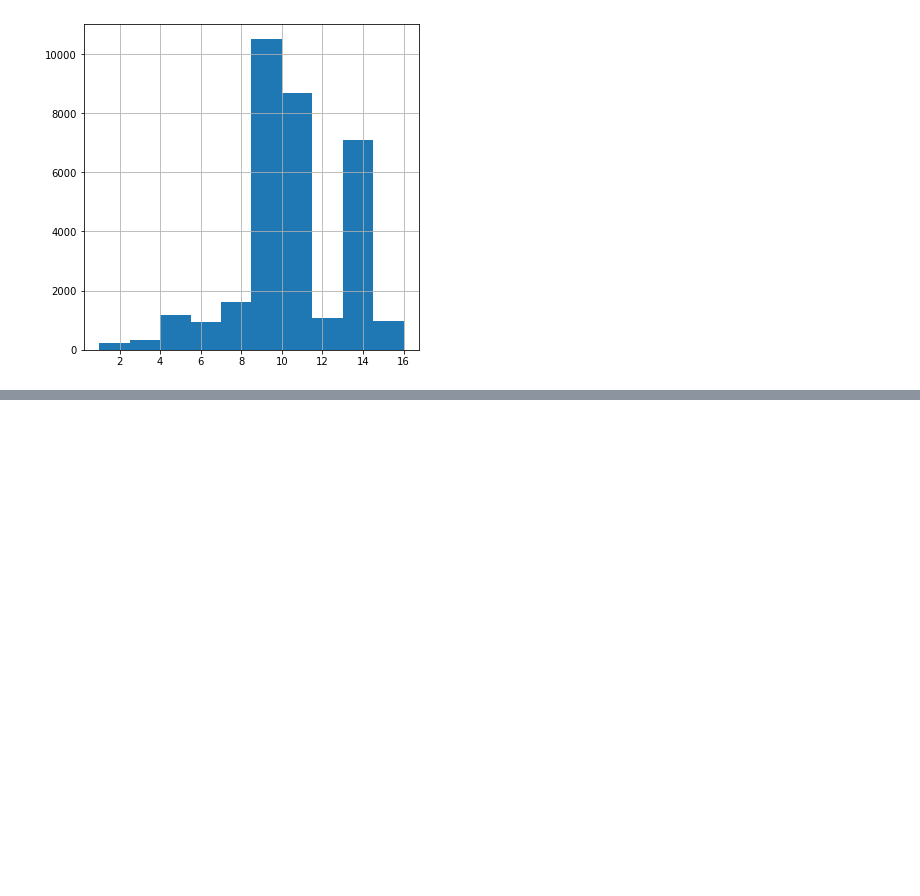
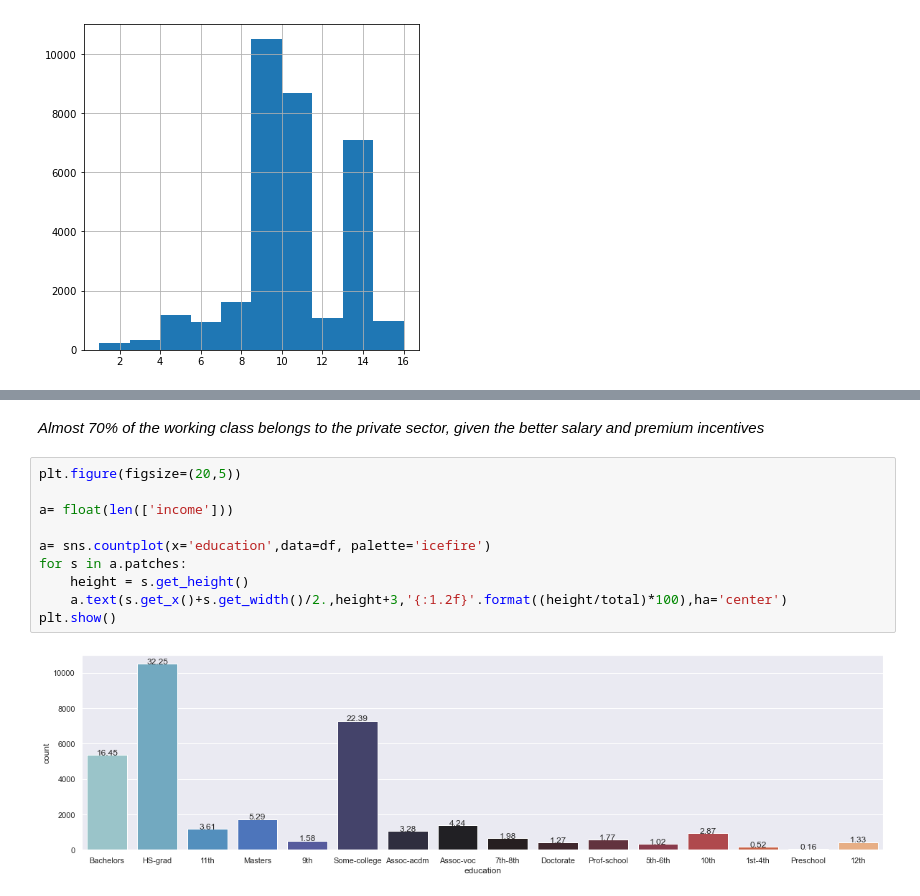
Before and after one commit to wiznikvibe/income_classifier, a Jupyter notebook: notebook/data_analysis.ipynb, the cells around one changed output, grey strips where cells are left out. Saved outputs shown, nothing was run; the diff lists cells and outputs as text; blank space fills up the shorter version.

```diff
--- a/notebook/data_analysis.ipynb
+++ b/notebook/data_analysis.ipynb
@@ -254,0 +269,14 @@ _The datapoints for Number of years of education varies between 1-16, where mojo
+# %% [markdown]
+<i>Almost 70% of the working class belongs to the private sector, given the better salary and premium incentives</i>
+# %%
+plt.figure(figsize=(20,5))
+
+a= float(len(['income']))
+
+a= sns.countplot(x='education',data=df, palette='icefire')
+for s in a.patches:
+    height = s.get_height()
+    a.text(s.get_x()+s.get_width()/2.,height+3,'{:1.2f}'.format((height/total)*100),ha='center')
+plt.show()
+# %% [output]
+[figure, added]
```
Also changed, not shown: parts of 14 cells of this notebook.
